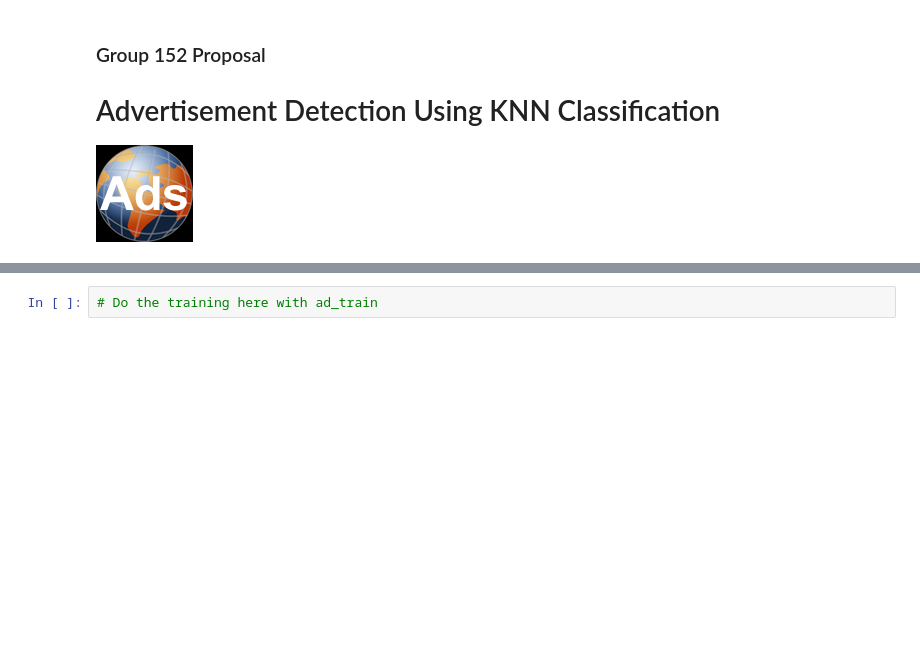
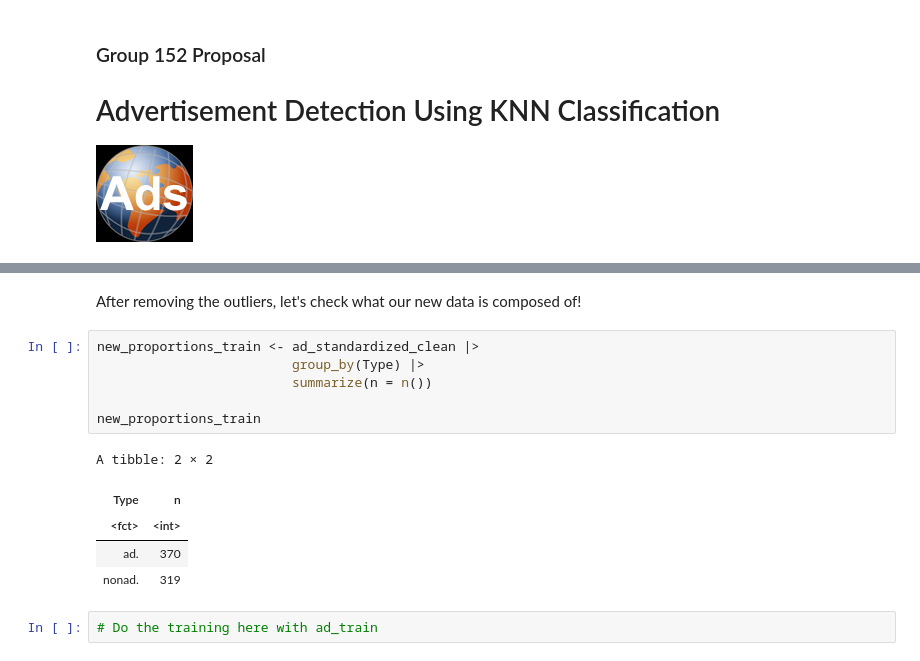
Before and after one commit to msamanthaf/Ad_Classification_DSCI, a Jupyter notebook: Advertisement_Classification.ipynb, the cells around one changed output, grey strips where cells are left out. Cells and saved outputs as stored; diff of their text form; blank space fills up the shorter version.

```diff
--- a/Advertisement_Classification.ipynb
+++ b/Advertisement_Classification.ipynb
@@ -200,2 +272,16 @@ ad_plot2
+# %% [markdown]
+After removing the outliers, let's check what our new data is composed of!
+# %%
+new_proportions_train <- ad_standardized_clean |>
+                         group_by(Type) |>
+                         summarize(n = n())
+
+new_proportions_train
+# %% [output]
+A tibble: 2 × 2
+| Type | n |
+| <fct> | <int> |
+| ad. | 370 |
+| nonad. | 319 |
 # %%
 # Do the training here with ad_train
```
Also changed, not shown: parts of 35 cells of this notebook.
